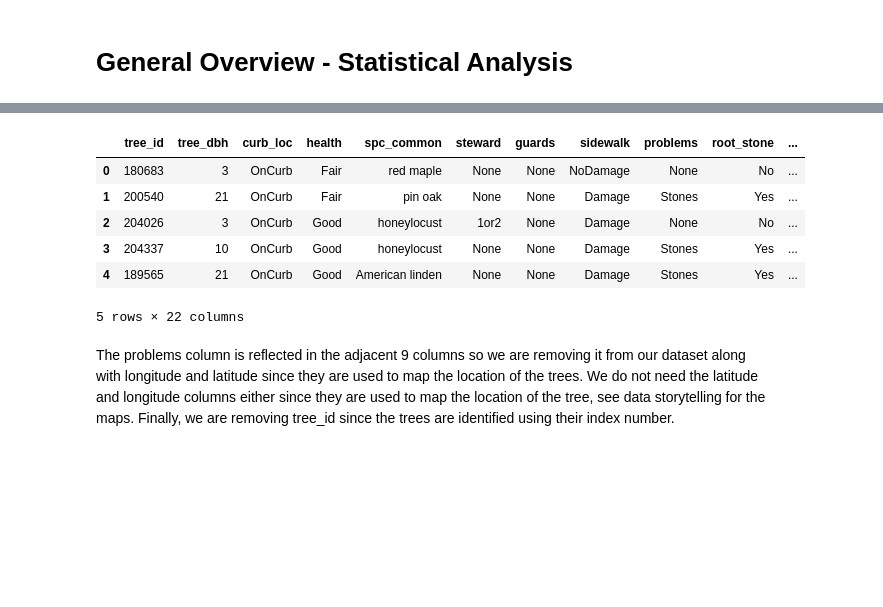
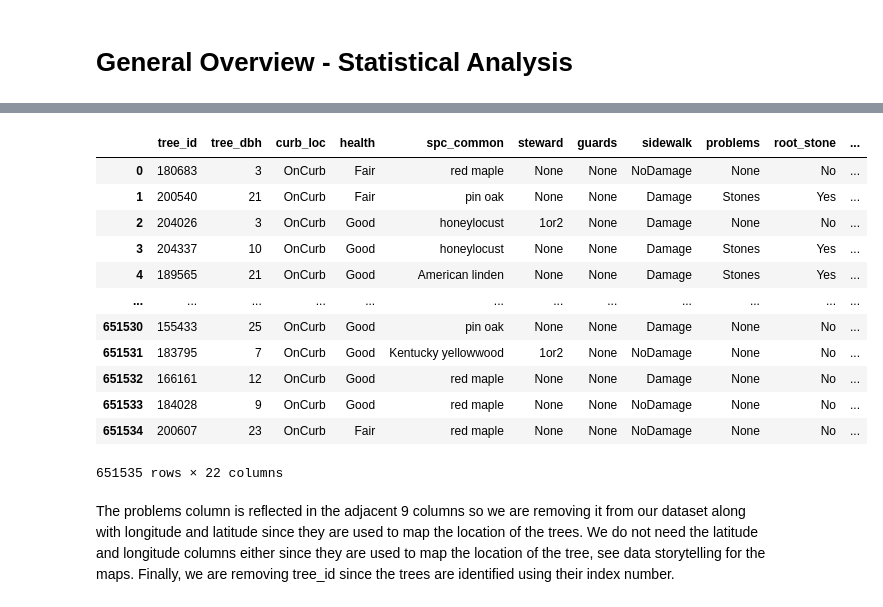
Before and after one commit to annasophiat/tree-health-census, a Jupyter notebook: tree_census_statistical_analysis.ipynb, the cells around one changed output, grey strips where cells are left out. Drawn from its saved outputs; the diff is of its cells as text; code cells hidden in the pictures; blank space fills up the shorter version.

```diff
--- a/tree_census_statistical_analysis.ipynb
+++ b/tree_census_statistical_analysis.ipynb
@@ -47,15 +48,21 @@ memory usage: 114.3+ MB
 # %%
 # looking at sample data
 
-tree.head()
+tree
 # %% [output]
 |  | tree_id | tree_dbh | curb_loc | health | spc_common | steward | guards | sidewalk | problems | root_stone | ... |
 | 0 | 180683 | 3 | OnCurb | Fair | red maple | None | None | NoDamage | None | No | ... |
 | 1 | 200540 | 21 | OnCurb | Fair | pin oak | None | None | Damage | Stones | Yes | ... |
 | 2 | 204026 | 3 | OnCurb | Good | honeylocust | 1or2 | None | Damage | None | No | ... |
 | 3 | 204337 | 10 | OnCurb | Good | honeylocust | None | None | Damage | Stones | Yes | ... |
 | 4 | 189565 | 21 | OnCurb | Good | American linden | None | None | Damage | Stones | Yes | ... |
+| ... | ... | ... | ... | ... | ... | ... | ... | ... | ... | ... | ... |
+| 651530 | 155433 | 25 | OnCurb | Good | pin oak | None | None | Damage | None | No | ... |
+| 651531 | 183795 | 7 | OnCurb | Good | Kentucky yellowwood | 1or2 | None | NoDamage | None | No | ... |
+| 651532 | 166161 | 12 | OnCurb | Good | red maple | None | None | Damage | None | No | ... |
+| 651533 | 184028 | 9 | OnCurb | Good | red maple | None | None | NoDamage | None | No | ... |
+| 651534 | 200607 | 23 | OnCurb | Fair | red maple | None | None | NoDamage | None | No | ... |
-5 rows × 22 columns
+651535 rows × 22 columns
 # %% [markdown]
 The problems column is reflected in the adjacent 9 columns so we are removing it from our dataset along with longitude and latitude since they are used to map the location of the trees. We do not need the latitude and longitude columns either since they are used to map the location of the tree, see data storytelling for the maps. Finally, we are removing tree_id since the trees are identified using their index number.
 # %%
```
Also changed, not shown: parts of 77 cells of this notebook.
